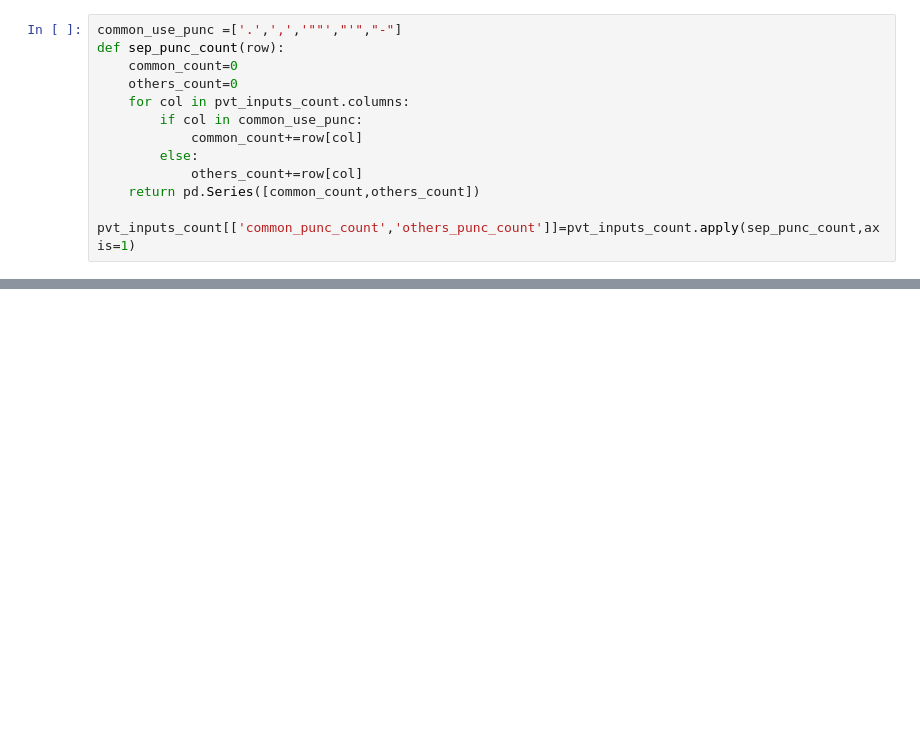
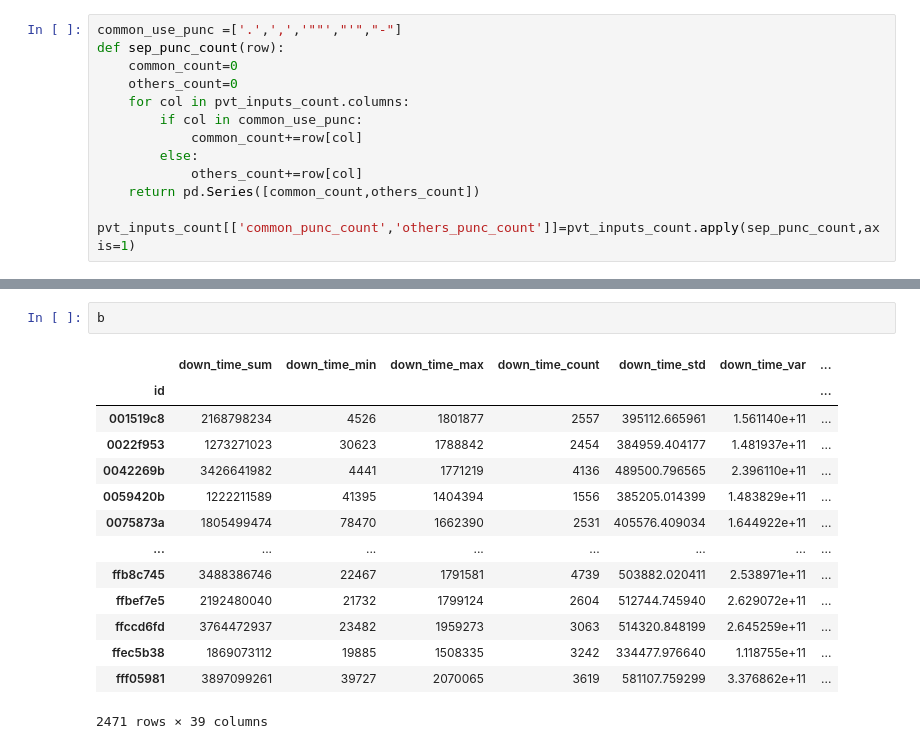
Before and after one commit to GuilhermeGAraujo/Writing_Qual_Kaggle_Chall, a Jupyter notebook: cleaning_feat_eng.ipynb, the cells around one changed output, grey strips where cells are left out. Cells and saved outputs as stored; diff of their text form; blank space fills up the shorter version.

```diff
--- a/cleaning_feat_eng.ipynb
+++ b/cleaning_feat_eng.ipynb
@@ -183,0 +176,17 @@ Name: ", Length: 2471, dtype: float64
+# %%
+b
+# %% [output]
+|  | down_time_sum | down_time_min | down_time_max | down_time_count | down_time_std | down_time_var | ... |
+| id |  |  |  |  |  |  | ... |
+| 001519c8 | 2168798234 | 4526 | 1801877 | 2557 | 395112.665961 | 1.561140e+11 | ... |
+| 0022f953 | 1273271023 | 30623 | 1788842 | 2454 | 384959.404177 | 1.481937e+11 | ... |
+| 0042269b | 3426641982 | 4441 | 1771219 | 4136 | 489500.796565 | 2.396110e+11 | ... |
+| 0059420b | 1222211589 | 41395 | 1404394 | 1556 | 385205.014399 | 1.483829e+11 | ... |
+| 0075873a | 1805499474 | 78470 | 1662390 | 2531 | 405576.409034 | 1.644922e+11 | ... |
+| ... | ... | ... | ... | ... | ... | ... | ... |
+| ffb8c745 | 3488386746 | 22467 | 1791581 | 4739 | 503882.020411 | 2.538971e+11 | ... |
+| ffbef7e5 | 2192480040 | 21732 | 1799124 | 2604 | 512744.745940 | 2.629072e+11 | ... |
+| ffccd6fd | 3764472937 | 23482 | 1959273 | 3063 | 514320.848199 | 2.645259e+11 | ... |
+| ffec5b38 | 1869073112 | 19885 | 1508335 | 3242 | 334477.976640 | 1.118755e+11 | ... |
+| fff05981 | 3897099261 | 39727 | 2070065 | 3619 | 581107.759299 | 3.376862e+11 | ... |
+2471 rows × 39 columns
```
Also changed, not shown: parts of 10 cells of this notebook.
